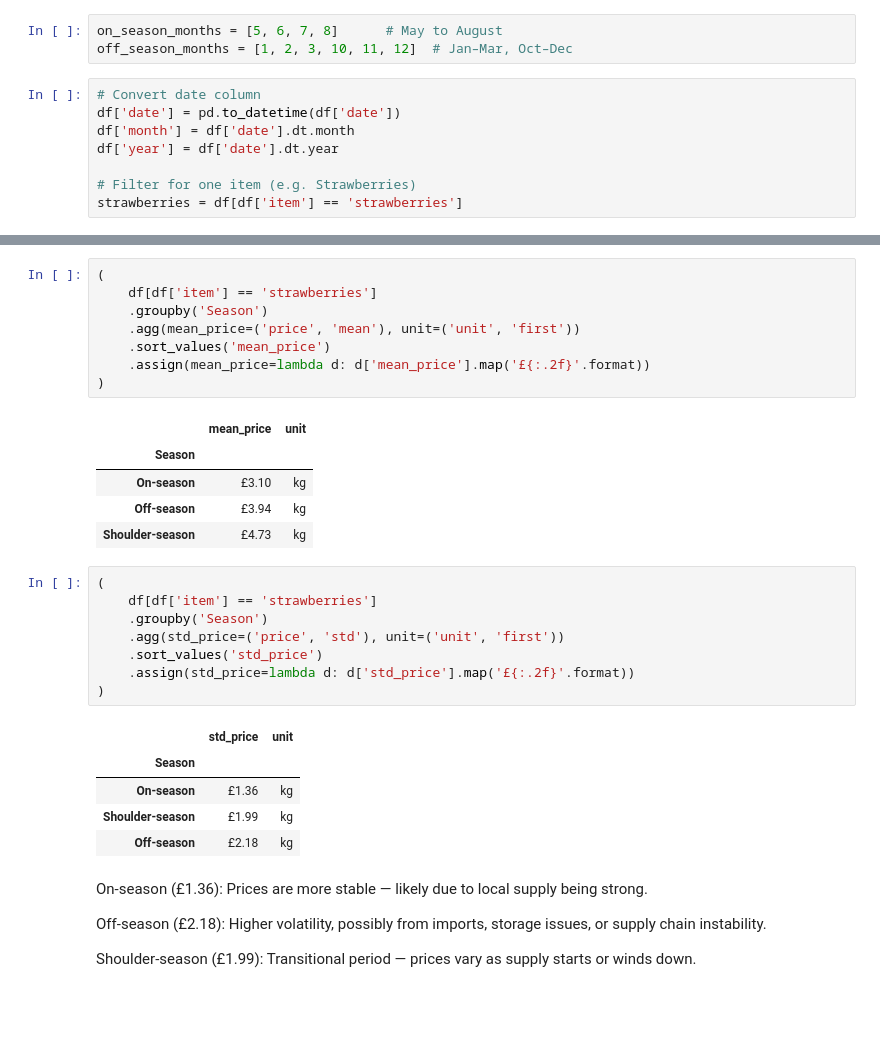
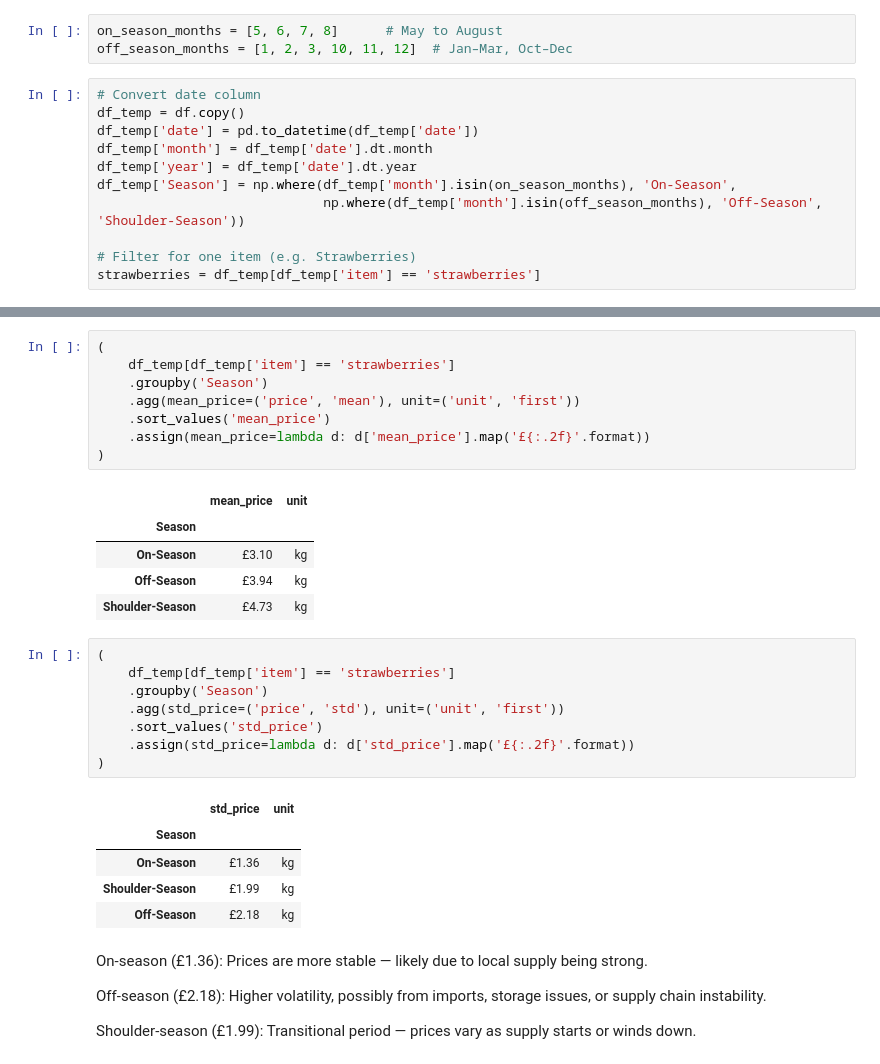
Before and after one commit to Khoi412/Capstone_Project_Fruit_Veg_Prices_UK, a Jupyter notebook: jupyter_notebooks/ETL.ipynb, the cells around one changed output, grey strips where cells are left out. Cells and saved outputs as stored; diff of their text form; blank space fills up the shorter version.

```diff
--- a/jupyter_notebooks/ETL.ipynb
+++ b/jupyter_notebooks/ETL.ipynb
@@ -577,9 +577,12 @@ on_season_months = [5, 6, 7, 8]      # May to August
 off_season_months = [1, 2, 3, 10, 11, 12]  # Jan–Mar, Oct–Dec
 # %%
 # Convert date column
-df['date'] = pd.to_datetime(df['date'])
-df['month'] = df['date'].dt.month
-df['year'] = df['date'].dt.year
+df_temp = df.copy()
+df_temp['date'] = pd.to_datetime(df_temp['date'])
+df_temp['month'] = df_temp['date'].dt.month
+df_temp['year'] = df_temp['date'].dt.year
+df_temp['Season'] = np.where(df_temp['month'].isin(on_season_months), 'On-Season',
+                             np.where(df_temp['month'].isin(off_season_months), 'Off-Season', 'Shoulder-Season'))
 
 # Filter for one item (e.g. Strawberries)
-strawberries = df[df['item'] == 'strawberries']
+strawberries = df_temp[df_temp['item'] == 'strawberries']
@@ -606,20 +589,20 @@ See the caveats in the documentation: https://pandas.pydata.org/pandas-docs/stab
 # %%
 (
-    df[df['item'] == 'strawberries']
+    df_temp[df_temp['item'] == 'strawberries']
     .groupby('Season')
     .agg(mean_price=('price', 'mean'), unit=('unit', 'first'))
     .sort_values('mean_price')
     .assign(mean_price=lambda d: d['mean_price'].map('£{:.2f}'.format))
 )
 # %% [output]
 |  | mean_price | unit |
 | Season |  |  |
-| On-season | £3.10 | kg |
-| Off-season | £3.94 | kg |
-| Shoulder-season | £4.73 | kg |
+| On-Season | £3.10 | kg |
+| Off-Season | £3.94 | kg |
+| Shoulder-Season | £4.73 | kg |
 # %%
 (
-    df[df['item'] == 'strawberries']
+    df_temp[df_temp['item'] == 'strawberries']
     .groupby('Season')
     .agg(std_price=('price', 'std'), unit=('unit', 'first'))
     .sort_values('std_price')
@@ -628,9 +611,9 @@ See the caveats in the documentation: https://pandas.pydata.org/pandas-docs/stab
 # %% [output]
 |  | std_price | unit |
 | Season |  |  |
-| On-season | £1.36 | kg |
-| Shoulder-season | £1.99 | kg |
-| Off-season | £2.18 | kg |
+| On-Season | £1.36 | kg |
+| Shoulder-Season | £1.99 | kg |
+| Off-Season | £2.18 | kg |
 # %% [markdown]
 On-season (£1.36): Prices are more stable — likely due to local supply being strong.
 
```
Also changed, not shown: parts of 5 cells of this notebook, 2 other files.
